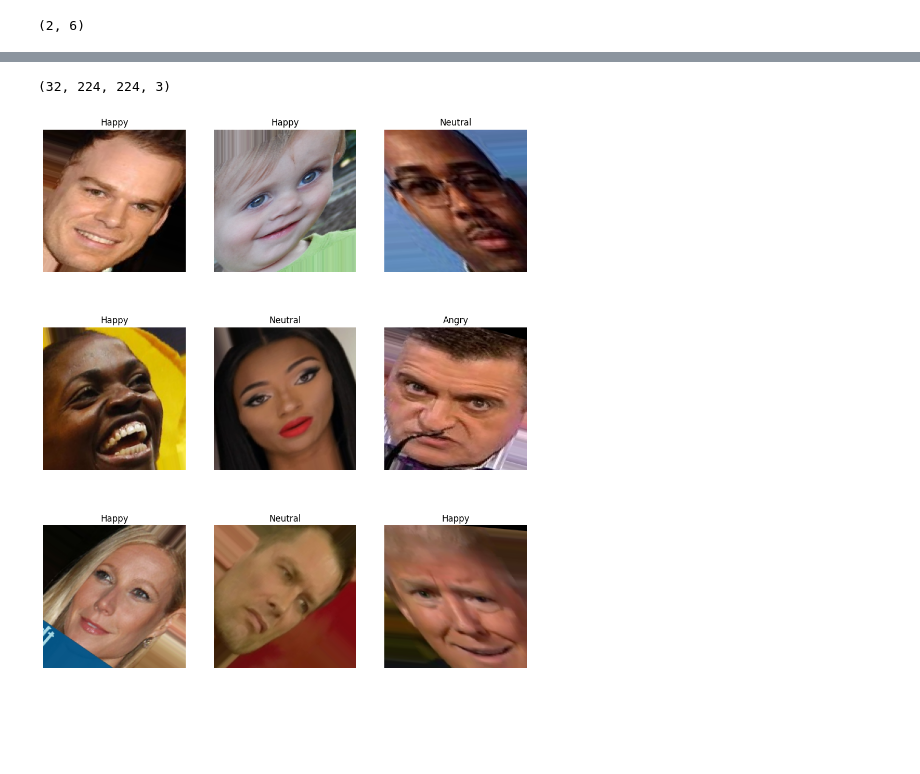
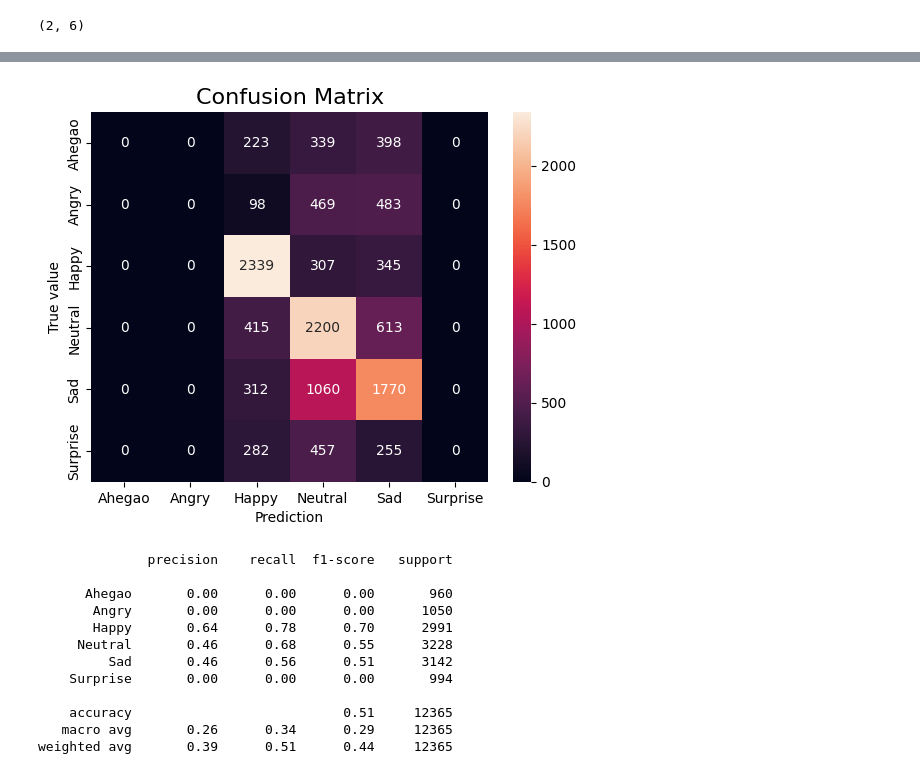
Before and after one commit to VishAvl/DL_CaseStudy2_Group1, a Jupyter notebook: 500224498_MonicaPatel/week-12-500224498.ipynb, the cells around one changed output, grey strips where cells are left out. Drawn from its saved outputs; the diff is of its cells as text; code cells hidden in the pictures; blank space fills up the shorter version.

```diff
--- a/500224498_MonicaPatel/week-12-500224498.ipynb
+++ b/500224498_MonicaPatel/week-12-500224498.ipynb
@@ -289,15 +259,0 @@ Found 3088 images belonging to 6 classes.
-# %%
-plt.figure(figsize=(12, 14))
-for img, label in train_datagen:
-    print(img.shape)
-    label = np.argmax(label, axis=1)
-
-    for i in range(9):
-        plt.subplot(3, 3, i+1)
-        plt.title(f"{index_class[label[i]]}")
-        plt.imshow(img[i])
-        plt.axis('off')
-    break
-# %% [output]
-(32, 224, 224, 3)
-[figure, removed]
@@ -321,0 +260,8 @@ model2.compile(
+# %%
+# Method to plot the confusion matrix
+def plot_confusion_matrix(conf_mat, labels):
+    plt.title("Confusion Matrix", {'size': 16})
+    sns.heatmap(conf_mat, annot=True, fmt='d', xticklabels=labels, yticklabels=labels)
+    plt.xlabel("Prediction")
+    plt.ylabel("True value")
+    plt.show()
@@ -321,0 +295,43 @@ model2.compile(
+# %%
+def predictions(model, dataset):
+    y_true_proba = []
+    y_pred_proba = []
+    total_batches = dataset.n // dataset.batch_size
+    for indx, (img, label) in enumerate(dataset):
+        if indx > total_batches:
+            break
+        preds = model.predict(img, verbose=0)
+        y_true_proba.extend(label)
+        y_pred_proba.extend(preds)
+
+    y_true_proba = np.array(y_true_proba)
+    y_pred_proba = np.array(y_pred_proba)
+
+    return (y_true_proba, y_pred_proba)
+# %%
+true_probs, pred_probs = predictions(model, test_datagen)
+# %%
+true_labels = np.argmax(true_probs, axis=1)
+pred_labels = np.argmax(pred_probs, axis=1)
+# %%
+conf_matrix = confusion_matrix(true_labels, pred_labels)
+labels = list(train_datagen.class_indices.keys())
+plot_confusion_matrix(conf_matrix, labels)
+# %% [output]
+[figure, added]
+# %%
+clf_report = classification_report(true_labels, pred_labels, target_names=labels)
+print(clf_report)
+# %% [output]
+              precision    recall  f1-score   support
+
+      Ahegao       0.00      0.00      0.00       960
+       Angry       0.00      0.00      0.00      1050
+       Happy       0.64      0.78      0.70      2991
+     Neutral       0.46      0.68      0.55      3228
+         Sad       0.46      0.56      0.51      3142
+    Surprise       0.00      0.00      0.00       994
+
+    accuracy                           0.51     12365
+   macro avg       0.26      0.34      0.29     12365
+weighted avg       0.39      0.51      0.44     12365
```
Also changed, not shown: parts of 29 cells of this notebook.
